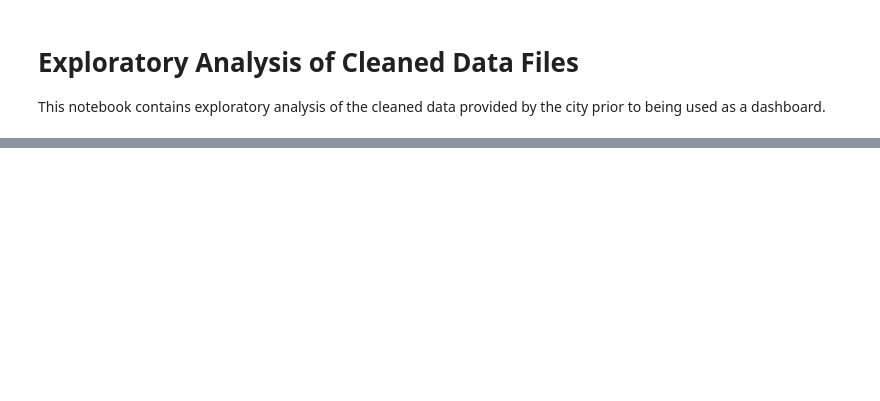
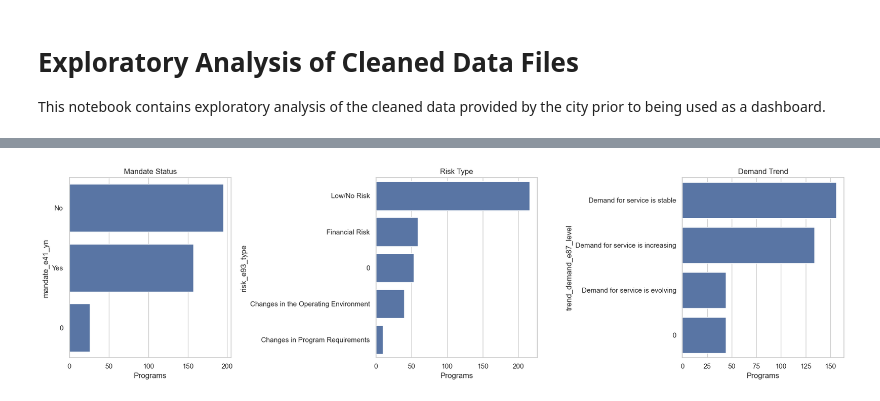
Before and after one commit to breannanpr/CityofMissoulaBudgetCapstone, a Jupyter notebook: citydata_02_exploratory.ipynb, the cells around one changed output, grey strips where cells are left out. Saved outputs shown, nothing was run; the diff lists cells and outputs as text; code cells hidden in the pictures; blank space fills up the shorter version.

```diff
--- a/citydata_02_exploratory.ipynb
+++ b/citydata_02_exploratory.ipynb
@@ -292,0 +6,17 @@ plt.show()
+# %%
+# Core Libraries
+import pandas as pd
+import numpy as np
+import matplotlib.pyplot as plt
+import seaborn as sns
+import missingno as msno
+
+# Utility Libraries
+import os
+import warnings
+warnings.filterwarnings('ignore')
+
+# Display Options
+pd.set_option('display.max_columns', 100)
+pd.set_option('display.float_format', lambda x: f'{x:,.2f}')
+sns.set_style("whitegrid")
@@ -292,0 +245,25 @@ plt.show()
+# %%
+# Count values
+mandate_counts = df_programs["mandate_e41_yn"].value_counts()
+risk_counts = df_programs["risk_e93_type"].fillna("None").value_counts()
+trend_counts = df_programs["trend_demand_e87_level"].fillna("Unknown").value_counts()
+
+# Plot
+fig, axs = plt.subplots(1, 3, figsize=(18, 5))
+
+sns.barplot(x=mandate_counts.values, y=mandate_counts.index, ax=axs[0])
+axs[0].set_title("Mandate Status")
+axs[0].set_xlabel("Programs")
+
+sns.barplot(x=risk_counts.values, y=risk_counts.index, ax=axs[1])
+axs[1].set_title("Risk Type")
+axs[1].set_xlabel("Programs")
+
+sns.barplot(x=trend_counts.values, y=trend_counts.index, ax=axs[2])
+axs[2].set_title("Demand Trend")
+axs[2].set_xlabel("Programs")
+
+plt.tight_layout()
+plt.show()
+# %% [output]
+[figure, added]
```
Also changed, not shown: parts of 52 cells of this notebook, 2 other files.
